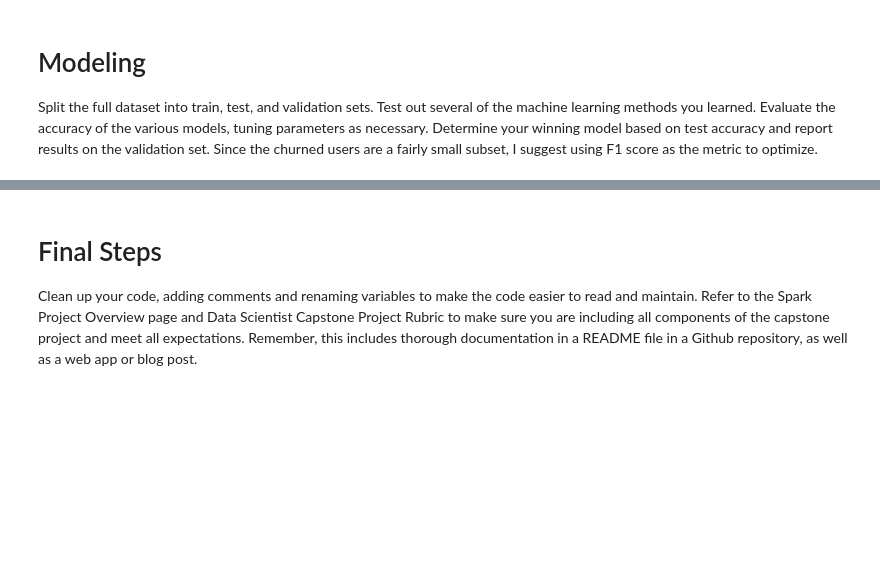
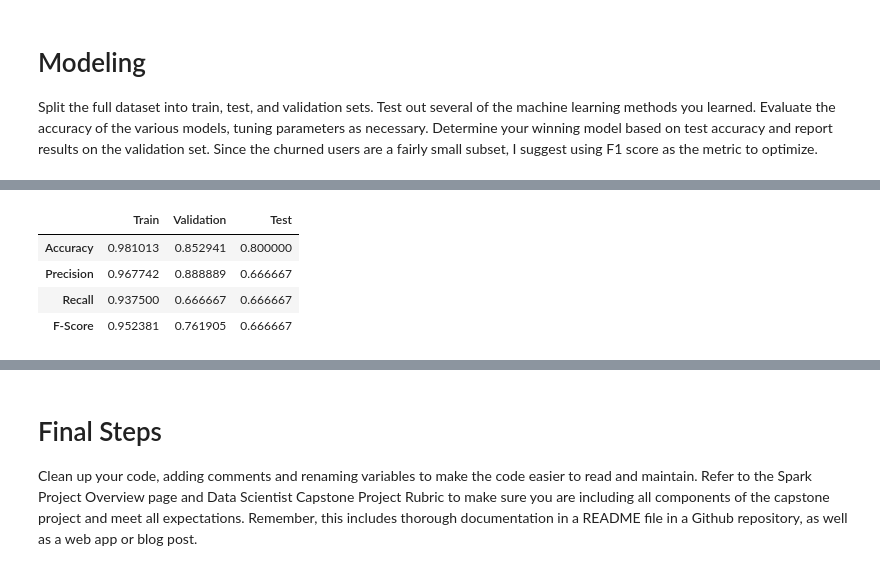
Before and after one commit to canaveensetia/udacity-customer-churn-prediction-using-spark, a Jupyter notebook: Sparkify.ipynb, the cells around one changed output, grey strips where cells are left out. Cells and saved outputs as stored; diff of their text form; code cells hidden in the pictures; blank space fills up the shorter version.

```diff
--- a/Sparkify.ipynb
+++ b/Sparkify.ipynb
@@ -333,6 +333,9 @@ relevant_module = importlib.import_module(relevant_module_class)
 relevant_model = getattr(relevant_module,relevant_model_class)
 model = relevant_model(**model_params)
 # %%
+import numpy as np
+import pandas as pd
+
 def evaluate_performance(trained_model,train,validation,test,evaluator):
     # Test the performance via evaluator on training data
     predictions = trained_model.transform(train)
@@ -348,6 +351,33 @@ def evaluate_performance(trained_model,train,validation,test,evaluator):
     predictions = trained_model.transform(test)
     print('Test: Area Under ROC', evaluator.setMetricName("areaUnderROC").evaluate(predictions))
     print('Test: Area Under PR', evaluator.setMetricName("areaUnderPR").evaluate(predictions))
+
+def get_classifier_metrics(trained_model, train, test, validation):
+    '''
+
+    '''
+    def get_metrics(trained_model, data):
+        '''
+
+        '''
+        label_and_prediction = trained_model.transform(data).select('label', 'prediction')
+        true_positives = label_and_prediction.filter((label_and_prediction.prediction==1)& (label_and_prediction.label == label_and_prediction.prediction) ).count()
+        true_negatives = label_and_prediction.filter((label_and_prediction.prediction==0)& (label_and_prediction.label == label_and_prediction.prediction) ).count()
+        false_positives = label_and_prediction.filter((label_and_prediction.prediction==1)& (label_and_prediction.label != label_and_prediction.prediction) ).count()
+        false_negatives = label_and_prediction.filter((label_and_prediction.prediction==0)& (label_and_prediction.label != label_and_prediction.prediction) ).count()
+        accuracy = label_and_prediction.filter(label_and_prediction.label == label_and_prediction.prediction).count()/label_and_prediction.count()
+        precision = true_positives/(true_positives+false_positives)
+        recall = true_positives/(true_positives+false_negatives)
+        f1score = 2 * precision * recall / (precision + recall)
+        return accuracy, precision, recall, f1score
+    train_metrics = get_metrics(trained_model, train)
+    validation_metrics = get_metrics(trained_model,validation)
+    test_metrics = get_metrics(trained_model, test)
+
+    labels =['Train', 'Validation','Test']
+    metrics_names = ['Accuracy', 'Precision', 'Recall', 'F-Score']
+    metrics_data =np.array((train_metrics, validation_metrics, test_metrics))
+    return pd.DataFrame(data=metrics_data.T, columns=labels, index=metrics_names)
 # %%
 from pyspark.ml.classification import RandomForestClassifier
 evaluator = BinaryClassificationEvaluator()
@@ -366,3 +396,11 @@ Test: Area Under PR 0.8304910449432761
+# %%
+get_classifier_metrics(trained_model,train,validation,test)
+# %% [output]
+|  | Train | Validation | Test |
+| Accuracy | 0.981013 | 0.852941 | 0.800000 |
+| Precision | 0.967742 | 0.888889 | 0.666667 |
+| Recall | 0.937500 | 0.666667 | 0.666667 |
+| F-Score | 0.952381 | 0.761905 | 0.666667 |
 # %%
 trained_model.coefficients if relevant_model_class == 'LogisticRegression' else trained_model.featureImportances
 # %% [output]
```
Also changed, not shown: parts of 4 cells of this notebook, 4 other files.
